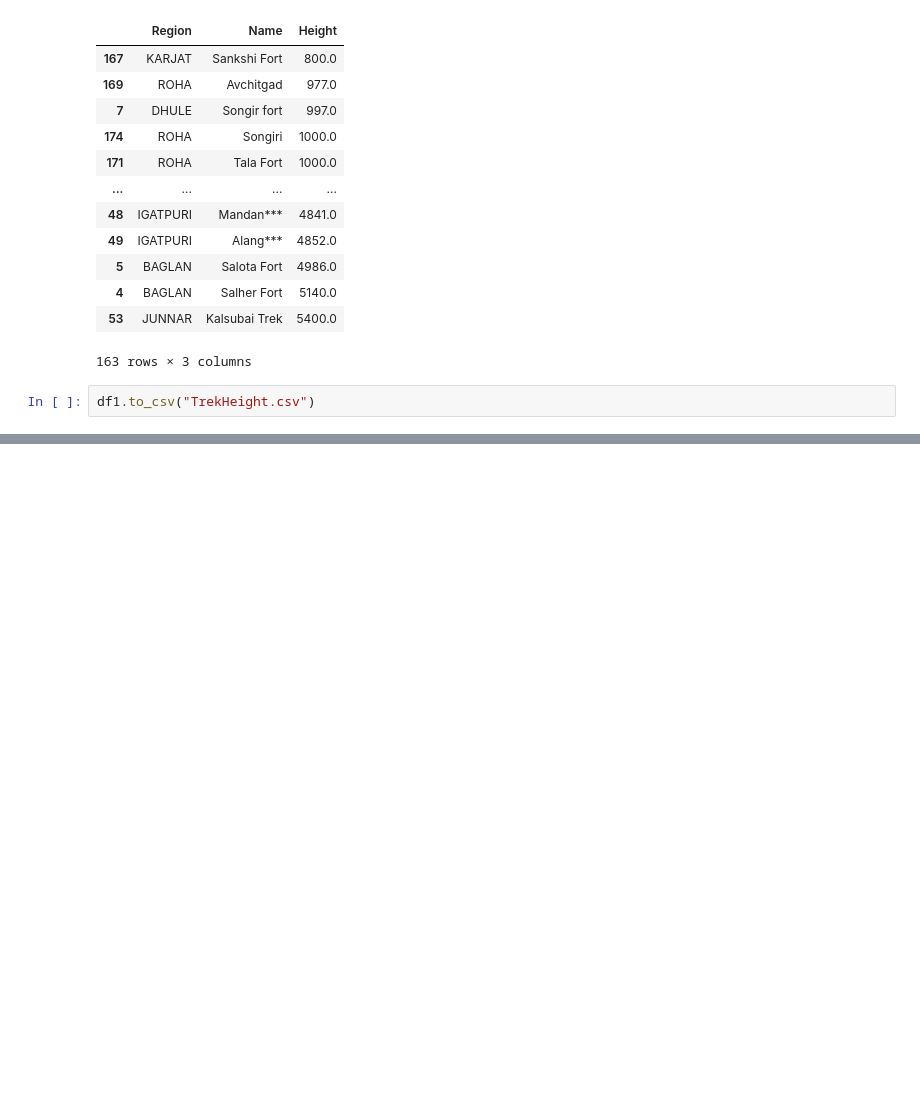
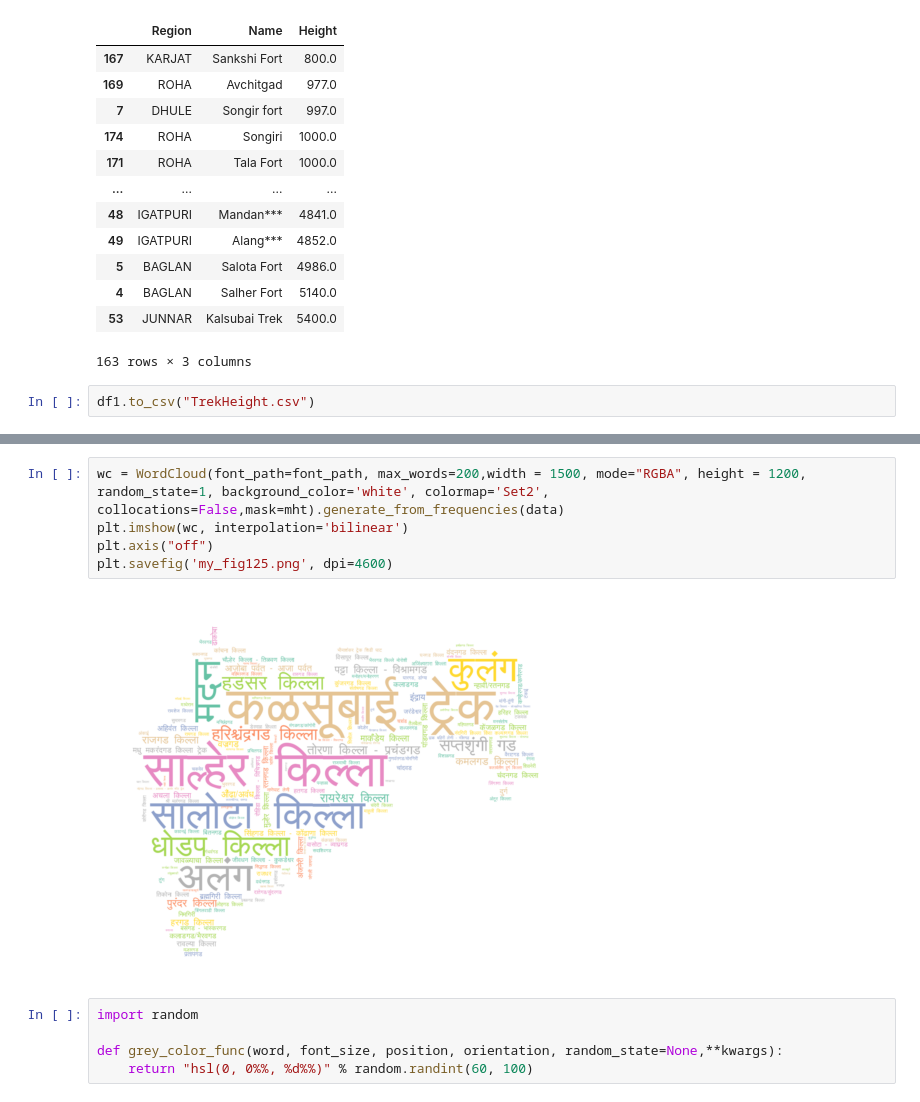
Before and after one commit to Aniketkindre47/WebscrappingFortProject, a Jupyter notebook: WebscrapingForts.ipynb, the cells around one changed output, grey strips where cells are left out. Cells and saved outputs as stored; diff of their text form; blank space fills up the shorter version.

```diff
--- a/WebscrapingForts.ipynb
+++ b/WebscrapingForts.ipynb
@@ -94,0 +188,12 @@ df1.to_csv("TrekHeight.csv")
+# %%
+wc = WordCloud(font_path=font_path, max_words=200,width = 1500, mode="RGBA", height = 1200, random_state=1, background_color='white', colormap='Set2', collocations=False,mask=mht).generate_from_frequencies(data)
+plt.imshow(wc, interpolation='bilinear')
+plt.axis("off")
+plt.savefig('my_fig125.png', dpi=4600)
+# %% [output]
+[figure, added]
+# %%
+import random
+
+def grey_color_func(word, font_size, position, orientation, random_state=None,**kwargs):
+    return "hsl(0, 0%%, %d%%)" % random.randint(60, 100)
```
Also changed, not shown: parts of 14 cells of this notebook.
